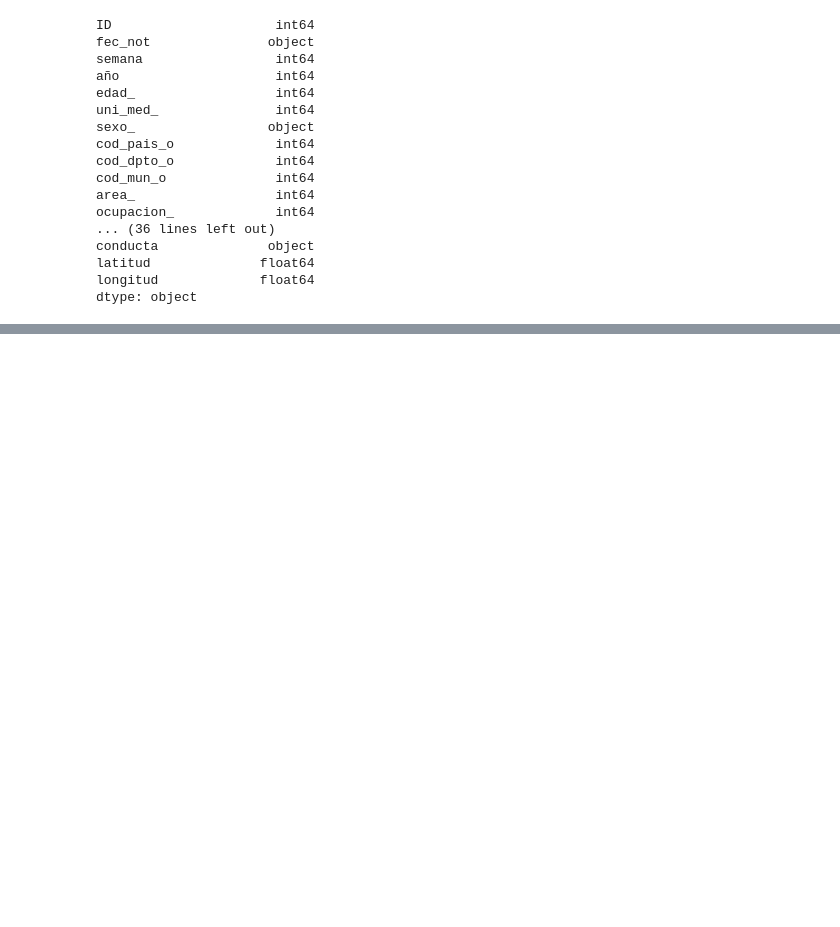
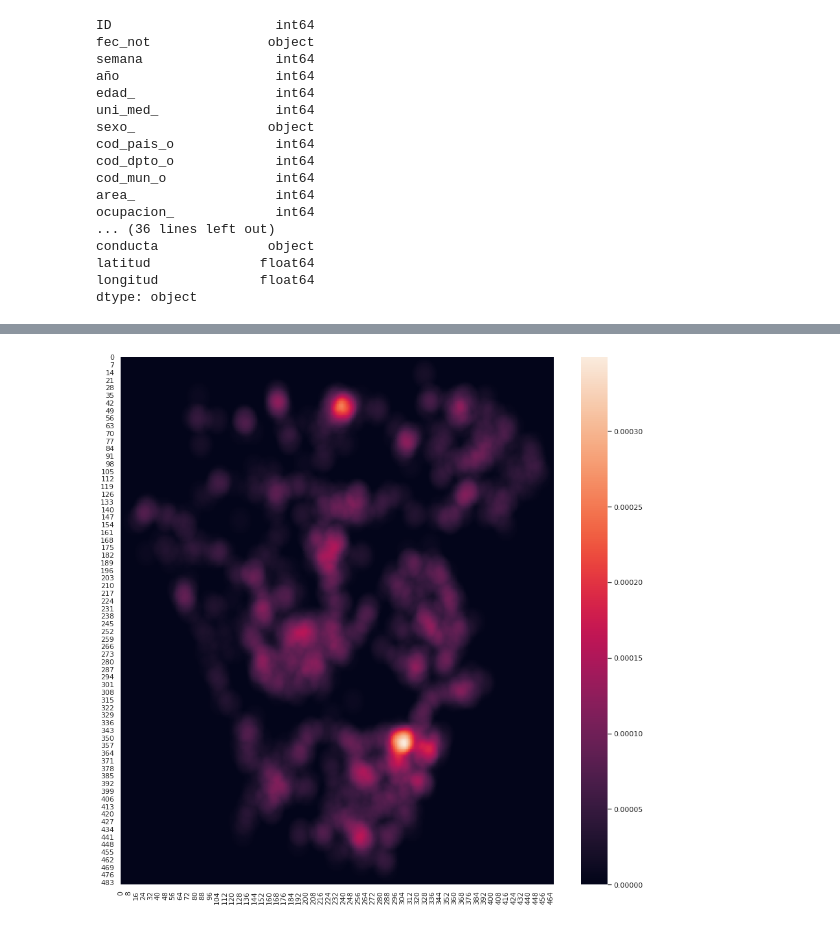
Before and after one commit to SAlvarez491/cd_202202_sergio_alvarez, a Jupyter notebook: Taller3.ipynb, the cells around one changed output, grey strips where cells are left out. Saved outputs shown, nothing was run; the diff lists cells and outputs as text; code cells hidden in the pictures; blank space fills up the shorter version.

```diff
--- a/Taller3.ipynb
+++ b/Taller3.ipynb
@@ -218,0 +173,35 @@ plt.show()
+# %%
+#Función de Kernel
+def funcionKernel(dist):
+  resul = 0
+  if dist <= bw:
+    if kernel == 1: #Uniforme
+      resul = 0.5
+    elif kernel == 2: #Triangular
+      resul = 1 - math.abs(dist / bw)
+    elif kernel == 3: #Gaussiana
+      resul = (math.e**(-(dist / bw)**2 / 2)) / math.sqrt(2 * math.pi)
+    elif kernel == 4: #Epanechnikov
+      resul = (3 / 4) * (1 - (dist / bw)**2)
+    elif kernel == 5:
+      resul = (3 / 8) * (3 - 5 * (dist / bw)**2)
+
+  return resul
+# %%
+#Cálculo de densidad
+delta = bw // res
+matDensidad = np.zeros((numFilas, numCols), dtype=float)
+for i in range(numFilas):
+  for j in range(numCols):
+    if matCasos[i][j] > 0:
+      for k in range(max(i - delta, 0), min(i + delta, numFilas)):
+        for l in range(max(j - delta, 0), min(j + delta, numCols)):
+          dist = ((i - k)**2 + (j - l)**2)**0.5 * res
+          if dist <= bw:
+            matDensidad[k][l] += matCasos[i][j] * funcionKernel(dist) / (math.pi * bw**2)
+
+#Visualización de densidades
+sns.set(rc = {'figure.figsize':(15,15)})
+p = sns.heatmap(matDensidad)
+# %% [output]
+[figure, added]
```
Also changed, not shown: parts of 58 cells of this notebook.
